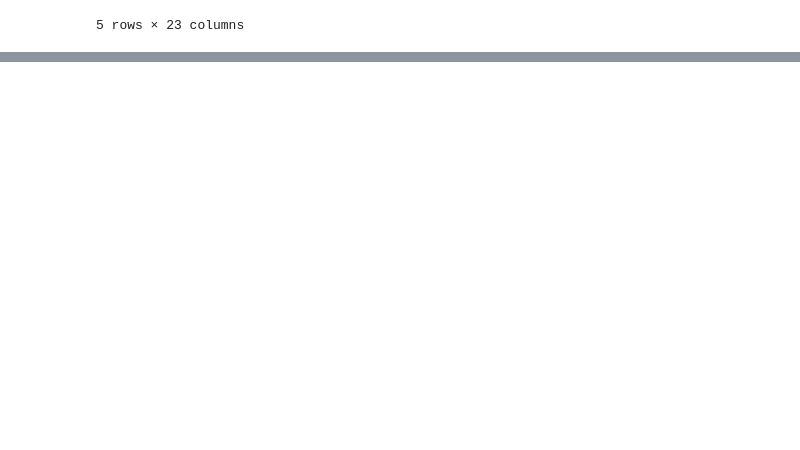
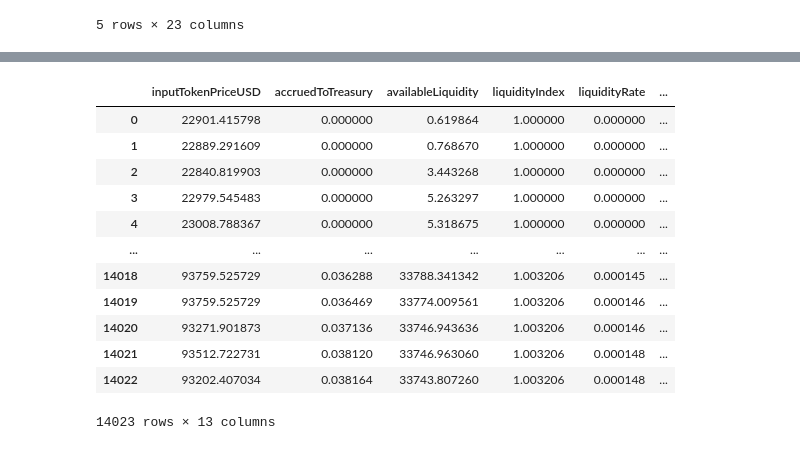
Before and after one commit to yhrd99/BITCOIN-PRICE-FORECASTING, a Jupyter notebook: Statdesc.ipynb, the cells around one changed output, grey strips where cells are left out. Saved outputs shown, nothing was run; the diff lists cells and outputs as text; code cells hidden in the pictures; blank space fills up the shorter version.

```diff
--- a/Statdesc.ipynb
+++ b/Statdesc.ipynb
@@ -63,0 +150,21 @@ df.head()
+# %%
+df=df.drop(['totalPrincipalStableDebt','outputTokenPriceUSD', 'Unnamed: 0_x', 'blockNumber', 'timestamp_hours', 'snapshot_timestamp',
+           'Unnamed: 0_y', 'totalPrincipalStableDebt', 'averageStableBorrowRate', 'priceInEth', 'priceInUsd', 'timestamp','reserve_decimals'
+           ,'true_value'] , axis=1)
+# %%
+df_num= df.select_dtypes(include=['number'])
+pd.DataFrame(df_num)
+# %% [output]
+|  | inputTokenPriceUSD | accruedToTreasury | availableLiquidity | liquidityIndex | liquidityRate | ... |
+| 0 | 22901.415798 | 0.000000 | 0.619864 | 1.000000 | 0.000000 | ... |
+| 1 | 22889.291609 | 0.000000 | 0.768670 | 1.000000 | 0.000000 | ... |
+| 2 | 22840.819903 | 0.000000 | 3.443268 | 1.000000 | 0.000000 | ... |
+| 3 | 22979.545483 | 0.000000 | 5.263297 | 1.000000 | 0.000000 | ... |
+| 4 | 23008.788367 | 0.000000 | 5.318675 | 1.000000 | 0.000000 | ... |
+| ... | ... | ... | ... | ... | ... | ... |
+| 14018 | 93759.525729 | 0.036288 | 33788.341342 | 1.003206 | 0.000145 | ... |
+| 14019 | 93759.525729 | 0.036469 | 33774.009561 | 1.003206 | 0.000146 | ... |
+| 14020 | 93271.901873 | 0.037136 | 33746.943636 | 1.003206 | 0.000146 | ... |
+| 14021 | 93512.722731 | 0.038120 | 33746.963060 | 1.003206 | 0.000148 | ... |
+| 14022 | 93202.407034 | 0.038164 | 33743.807260 | 1.003206 | 0.000148 | ... |
+14023 rows × 13 columns
```
Also changed, not shown: parts of 15 cells of this notebook, 3 other files.
